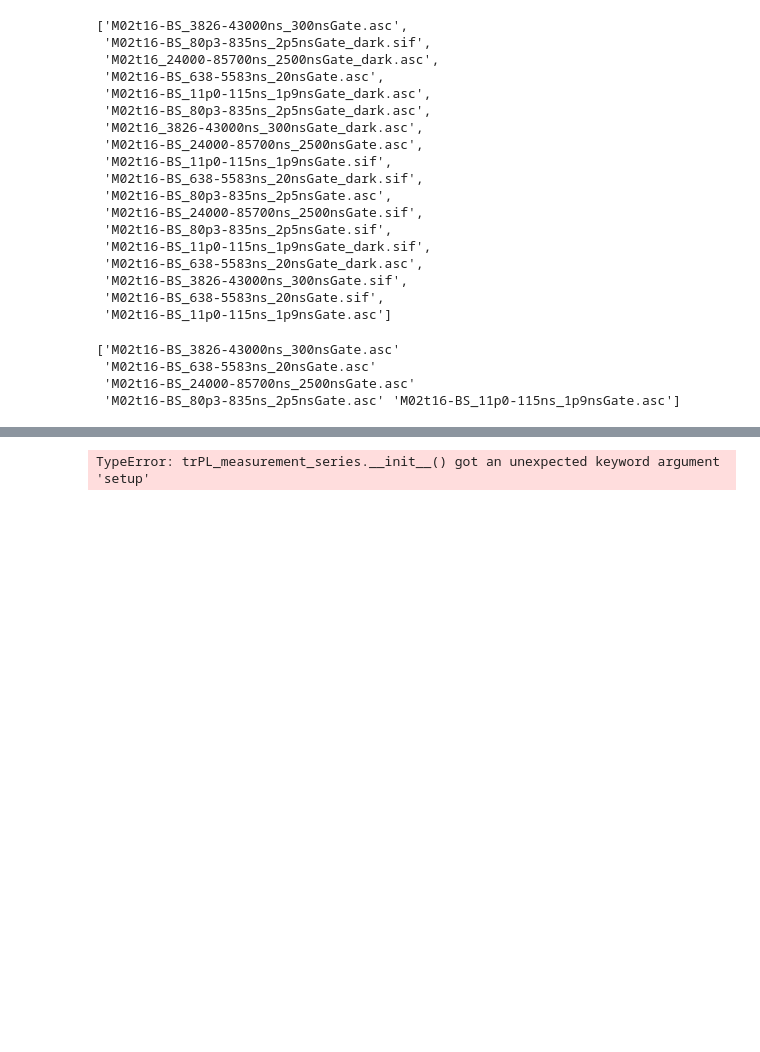
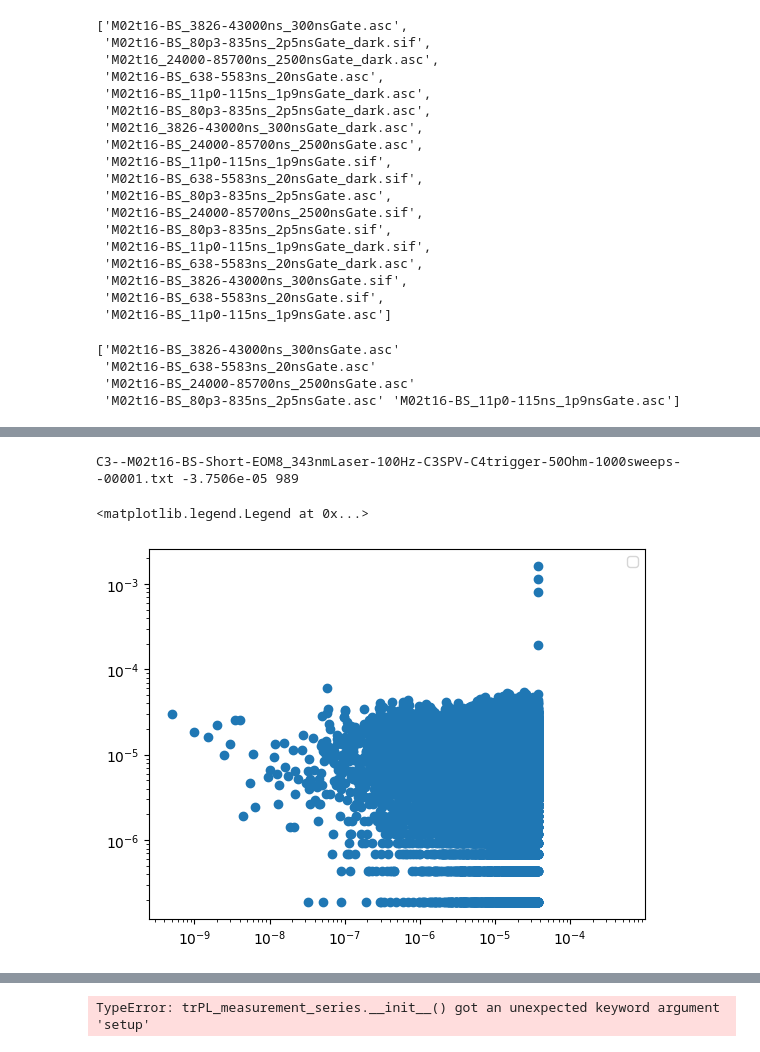
Before and after one commit to MimaxSimm/trPL_Analysis, a Jupyter notebook: trPL-Spectras.ipynb, the cells around one changed output, grey strips where cells are left out. Saved outputs shown, nothing was run; the diff lists cells and outputs as text; code cells hidden in the pictures; blank space fills up the shorter version.

```diff
--- a/trPL-Spectras.ipynb
+++ b/trPL-Spectras.ipynb
@@ -261,0 +416,16 @@ plt.semilogx(spv)
+# %%
+filepath = join(SPV_folderpath, files[0])
+spv = pd.read_csv(filepath, skiprows=3, sep = ",", comment='#', dtype=np.float64)
+sig = spv['Ampl'].to_numpy() - np.average(spv['Ampl'].to_numpy()[0:100])
+arg_delay = np.argmax(sig > 4e-5)
+print(f, spv['Time'].to_numpy()[arg_delay], arg_delay)
+t = spv['Time'].to_numpy()-spv['Time'].to_numpy()[arg_delay]
+p = plt.scatter(t[t>0], sig[t>0])
+
+plt.xscale("log")
+plt.yscale("log")
+plt.legend()
+# %% [output]
+C3--M02t16-BS-Short-EOM8_343nmLaser-100Hz-C3SPV-C4trigger-50Ohm-1000sweeps--00001.txt -3.7506e-05 989
+<matplotlib.legend.Legend at 0x...>
+[figure, added]
```
Also changed, not shown: parts of 10 cells of this notebook.
